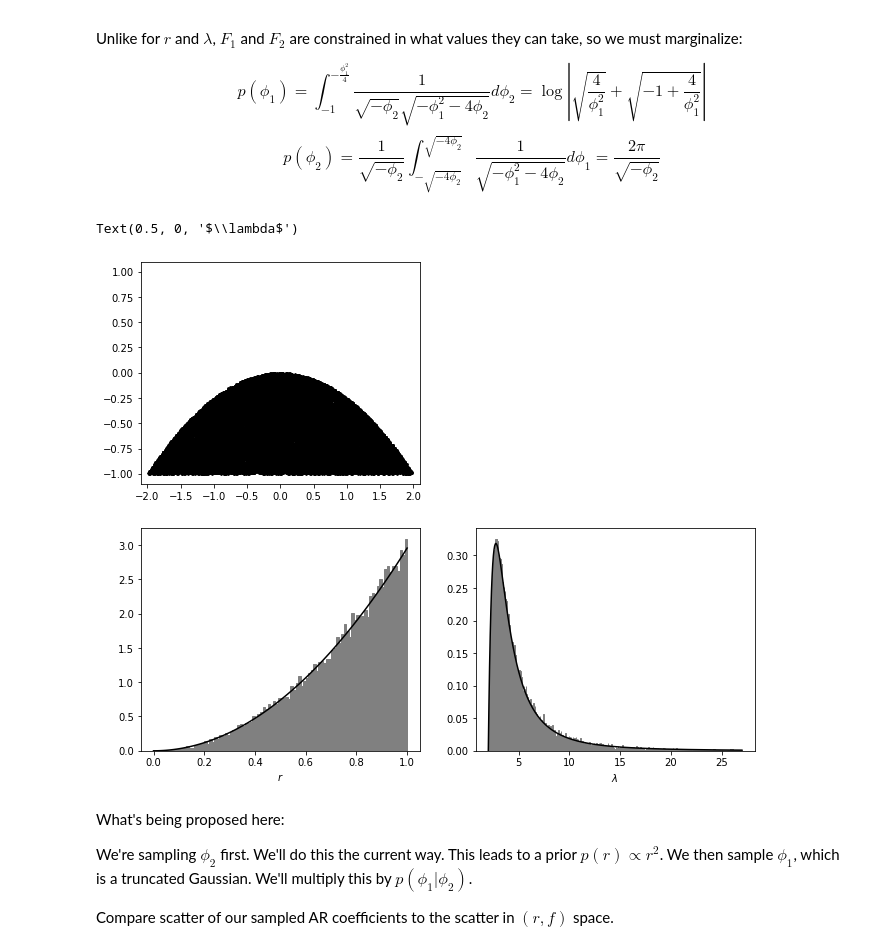
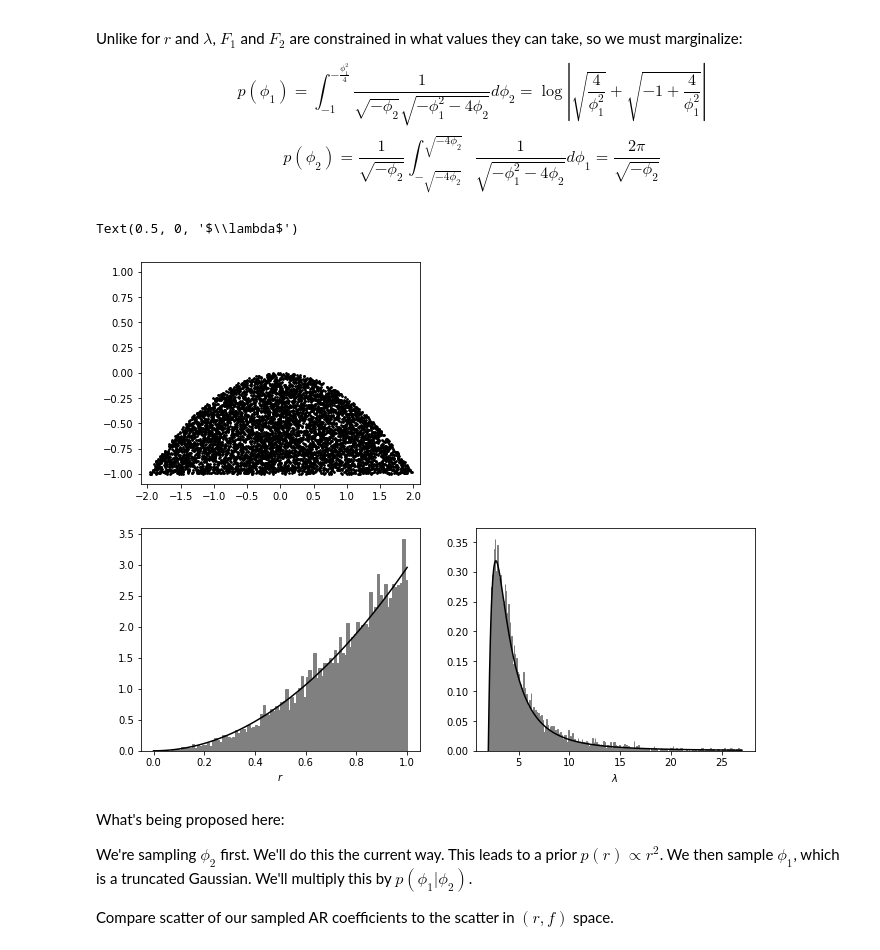
Before and after one commit to AraiKensuke/LOST, a Jupyter notebook: Notebooks/AR2_priors.ipynb, the cells around one changed output. Cells and saved outputs as stored; diff of their text form; code cells hidden in the pictures.

```diff
--- a/Notebooks/AR2_priors.ipynb
+++ b/Notebooks/AR2_priors.ipynb
@@ -232,7 +232,7 @@ $$
 #  Reject if c2 < 0.25*(4-c1**2)-1 or c2 > c1+1 if c1 < 0
 #   or c2 > -c1 + 1 if c1 > 0
 
-N = 100000
+N = 20000
 c12_cands = _N.empty((N, 2))
 c12_cands[:, 0] = 4*(_N.random.rand(N)-0.5)
 c12_cands[:, 1] = 2*(_N.random.rand(N)-0.5)
@@ -276,34 +276,34 @@ for n in range(c12s.shape[0]):
 #
 #  my fs is between 0 and 1.  lambda is between [2, lambda_u].
 #  w = 2pi / lam, so w from 2pi/2=pi   to   2pi/ (N/2) = 4pi/N -> 0
 #  w 2pi / 2   pi  to    2pi/(N/2) = 4pi/N
 
 w = fs*_N.pi
 lam = 2*_N.pi / w
 
 fig = _plt.figure(figsize=(11, 9))
 fig.add_subplot(2, 2, 1)
 _plt.scatter(c12s[:, 0], c12s[:, 1], s=3, color="black")
 _plt.xlim(-2.1, 2.1)
 _plt.ylim(-1.1, 1.1)
 fig.add_subplot(2, 2, 3)
 amps_x = _N.linspace(0, 1, 101)
 dx = amps_x[1] - amps_x[0]
 _plt.hist(amps, bins=_N.linspace(0, 1, 101), color="grey", edgecolor="grey", density=True)
 A = _N.sum(amps_x*amps_x*dx)
 _plt.plot(amps_x, (1/A) *  amps_x * amps_x, color="black")
 _plt.xlabel("$r$")
 fig.add_subplot(2, 2, 4)
 #lam_x = _N.linspace(2, 52, 101)
 lam_x = _N.linspace(2, 27, 401)
 dx    = lam_x[1] - lam_x[0]
 hist_out = _plt.hist(lam, bins=lam_x, density=True, color="grey", edgecolor="grey")
 A = _N.sum((_N.sin(2*_N.pi/lam_x) / (lam_x*lam_x))*dx)
 _plt.plot(lam_x, (1/A)*_N.sin(2*_N.pi/lam_x) / (lam_x*lam_x), color="black")
 _plt.xlabel("$\lambda$")
 # %% [output]
 Text(0.5, 0, '$\\lambda$')
-[figure, old version]
+[figure, new version]
 # %% [markdown]
 What's being proposed here:
 
```
Also changed, not shown: parts of 6 cells of this notebook.
